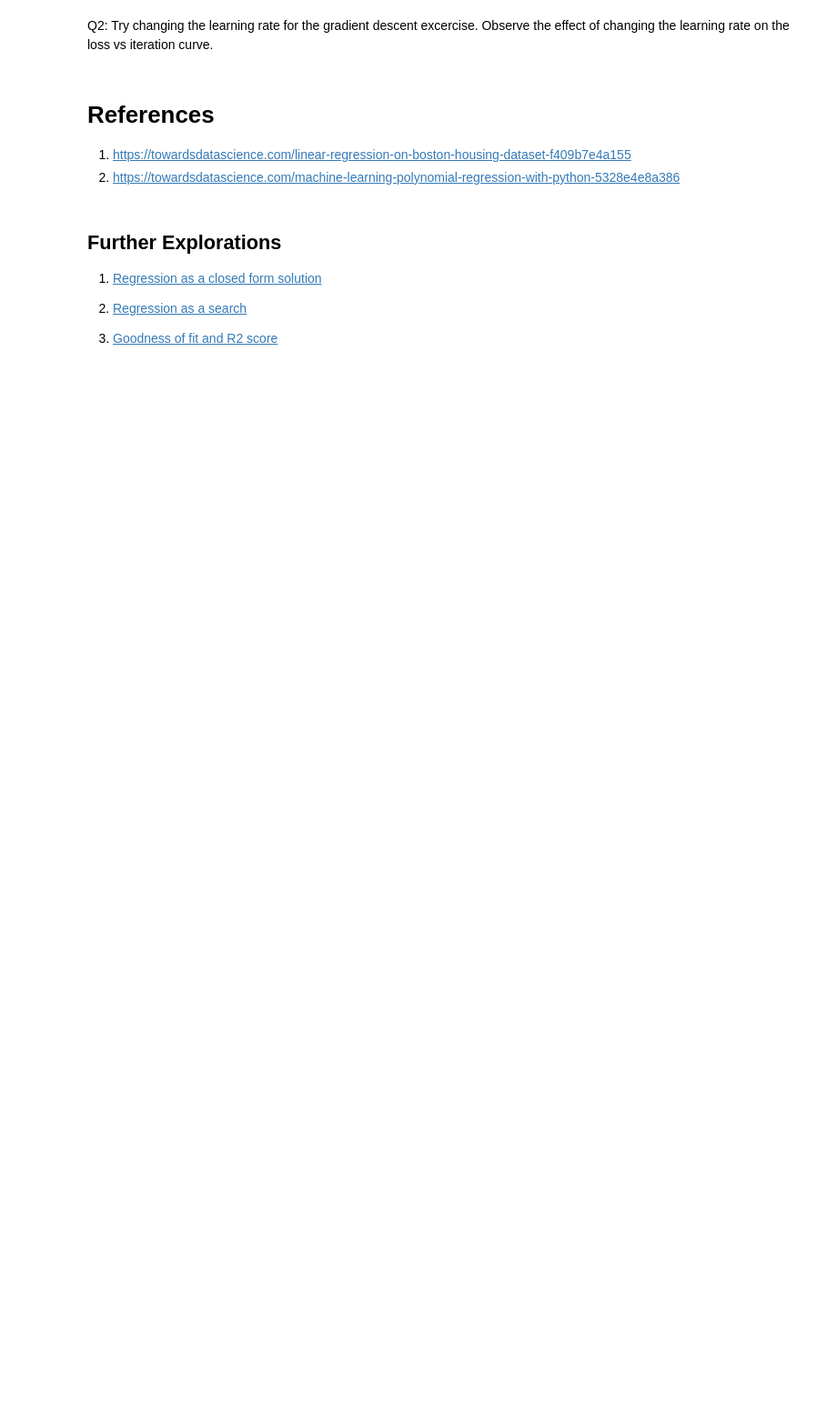
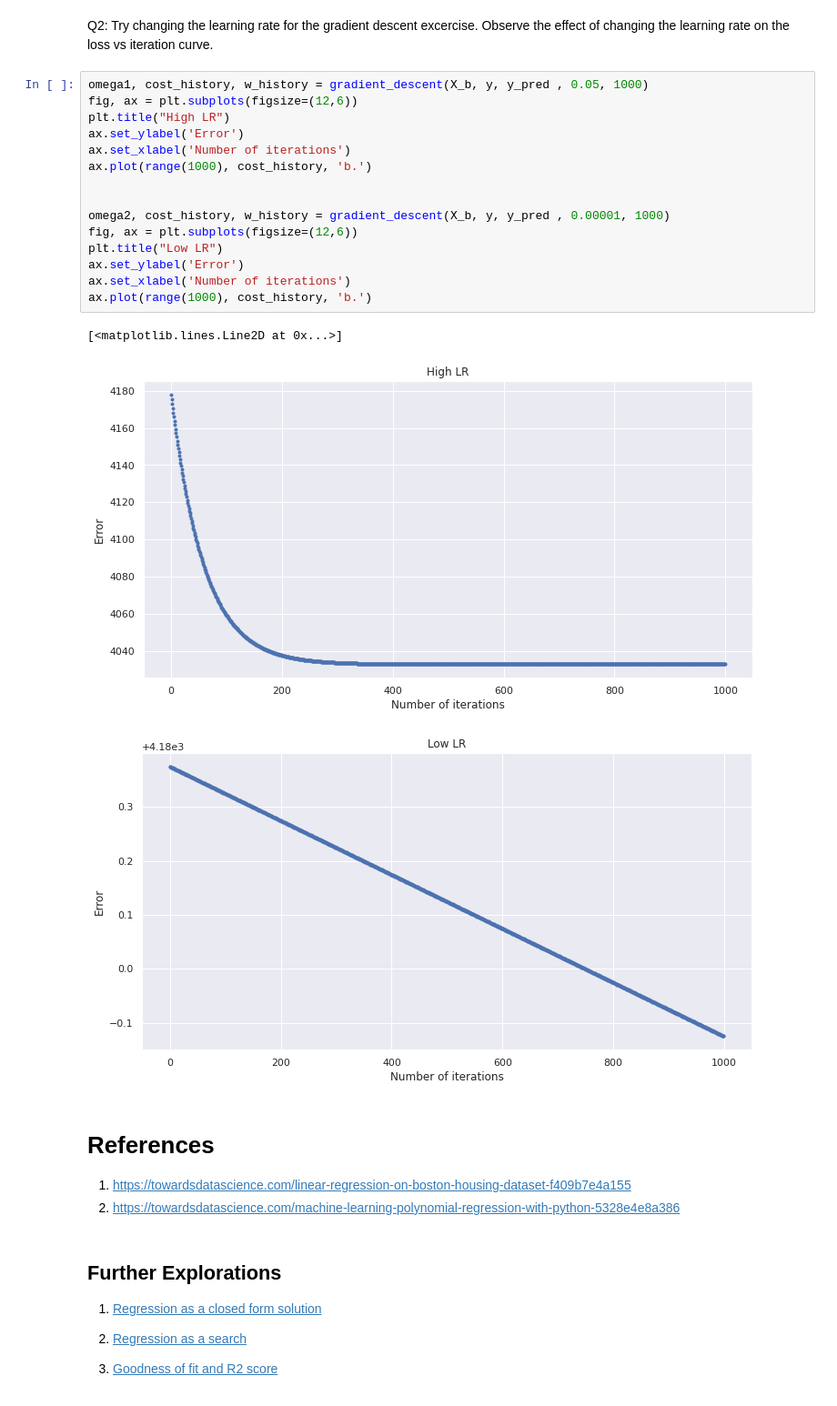
Before and after one commit to sriramdussa/fmml-jan-2022, a Jupyter notebook: Lab11.ipynb, the cells around one changed output. Shown at 91% size. Drawn from its saved outputs; the diff is of its cells as text; blank space fills up the shorter version.

```diff
--- a/Lab11.ipynb
+++ b/Lab11.ipynb
@@ -378,5 +382,24 @@ Q1: Find the coefficients for each feature used by the Linear Regression Model f
 # %% [markdown]
 Q2: Try changing the learning rate for the gradient descent excercise. Observe the effect of changing the learning rate on the loss vs iteration curve.
+# %%
+omega1, cost_history, w_history = gradient_descent(X_b, y, y_pred , 0.05, 1000)
+fig, ax = plt.subplots(figsize=(12,6))
+plt.title("High LR")
+ax.set_ylabel('Error')
+ax.set_xlabel('Number of iterations')
+ax.plot(range(1000), cost_history, 'b.')
+
+
+omega2, cost_history, w_history = gradient_descent(X_b, y, y_pred , 0.00001, 1000)
+fig, ax = plt.subplots(figsize=(12,6))
+plt.title("Low LR")
+ax.set_ylabel('Error')
+ax.set_xlabel('Number of iterations')
+ax.plot(range(1000), cost_history, 'b.')
+# %% [output]
+[<matplotlib.lines.Line2D at 0x...>]
+[figure, added]
+[figure, added]
 # %% [markdown]
 # References
 
```
Also changed, not shown: parts of 1 cell of this notebook.
